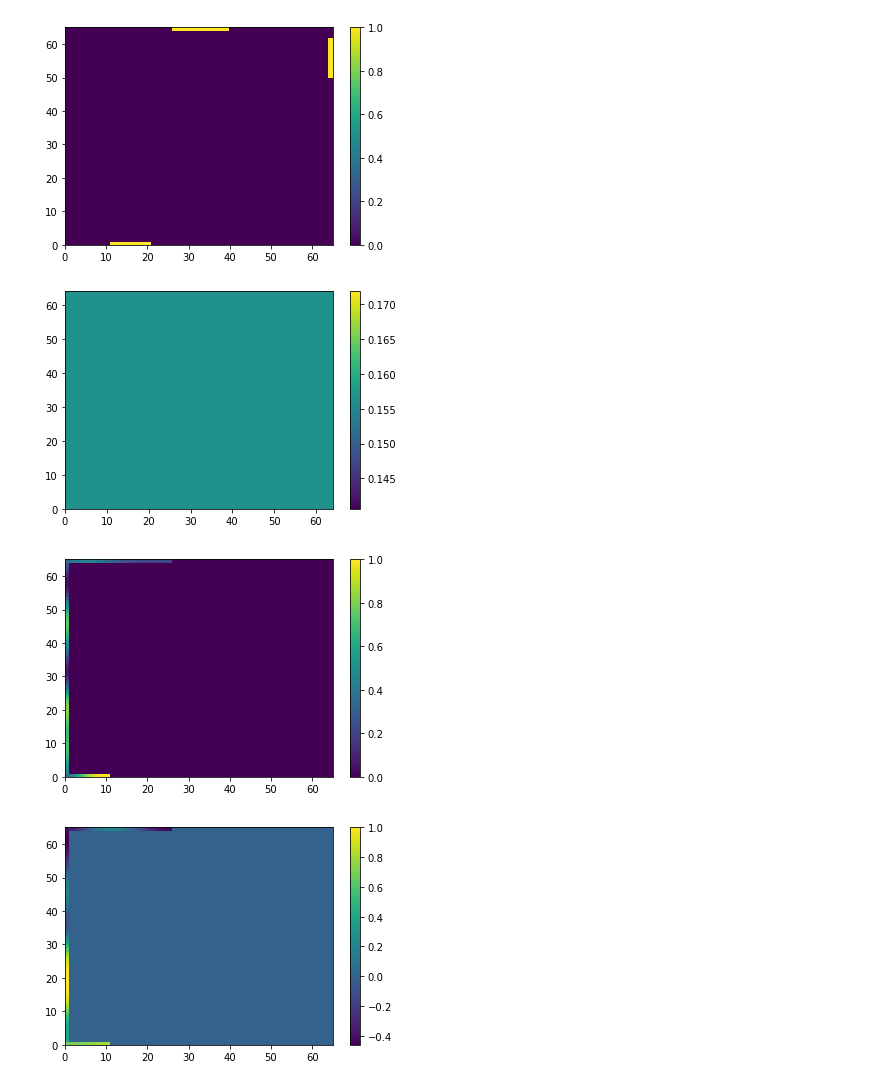
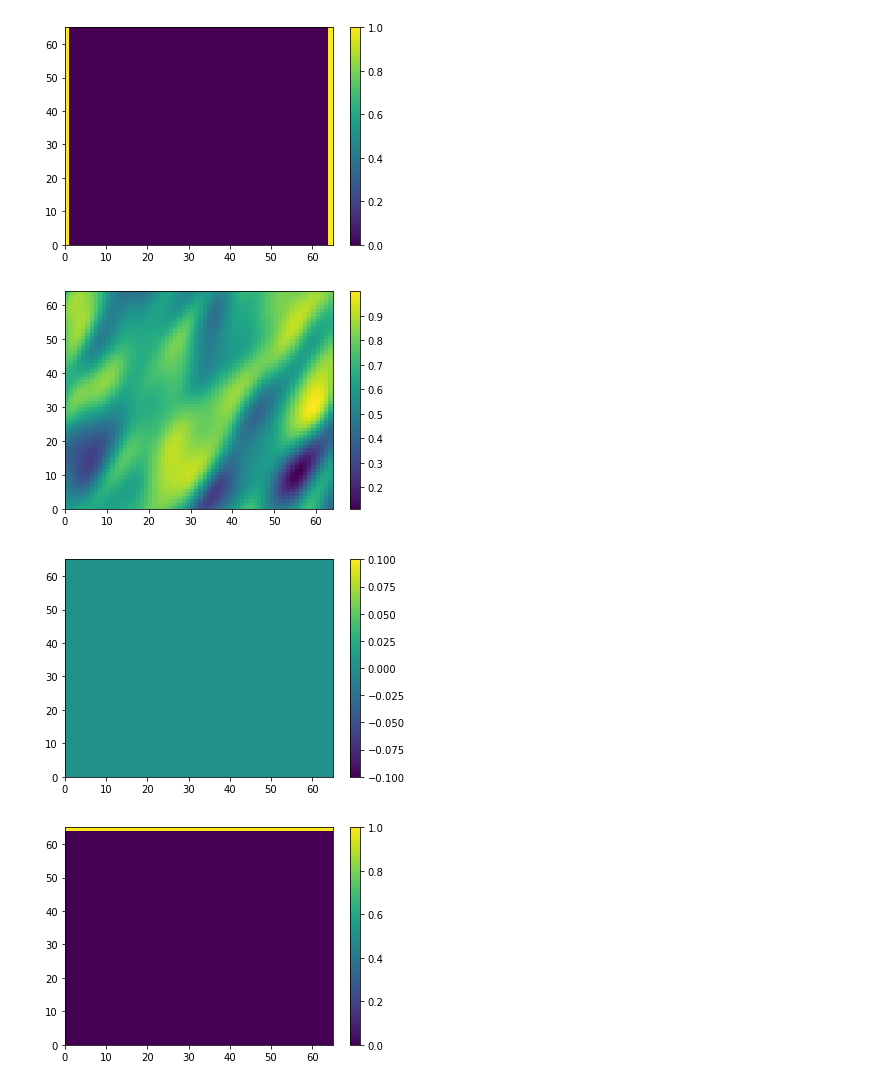
Before and after one commit to harryzhou2000/FemGridTopo, a Jupyter notebook: testGenPeek.ipynb, the cells around one changed output. Cells and saved outputs as stored; diff of their text form; code cells hidden in the pictures.

```diff
--- a/testGenPeek.ipynb
+++ b/testGenPeek.ipynb
@@ -6,17 +6,17 @@ import time,os
 
 generator = femDataGen.femDataGenFilterCut(nx=64, ny=64)
 
-generator.loadData('data/test_opt', seqTarget=9)
+generator.loadData('data/test_static', seqTarget=2)
 # %%
 import matplotlib.pyplot as plt
-case = generator.getOneCase(123,15)
-draws = ['fix','rho','fx','fy','u','v','da']
+case = generator.getOneCase(0,3,False)
+draws = ['fix','rho','fx','fy','u','v']
 for drawname in draws:
     plt.figure(drawname)
     plt.pcolor(case[drawname])
     plt.colorbar()
 # %% [output]
-[figure, old version]
+[figure, new version]
-[figure, old version]
+[figure, new version]
-[figure, old version]
+[figure, new version]
-[figure, old version]
+[figure, new version]
```
Also changed, not shown: parts of 1 cell of this notebook, 11 other files.
